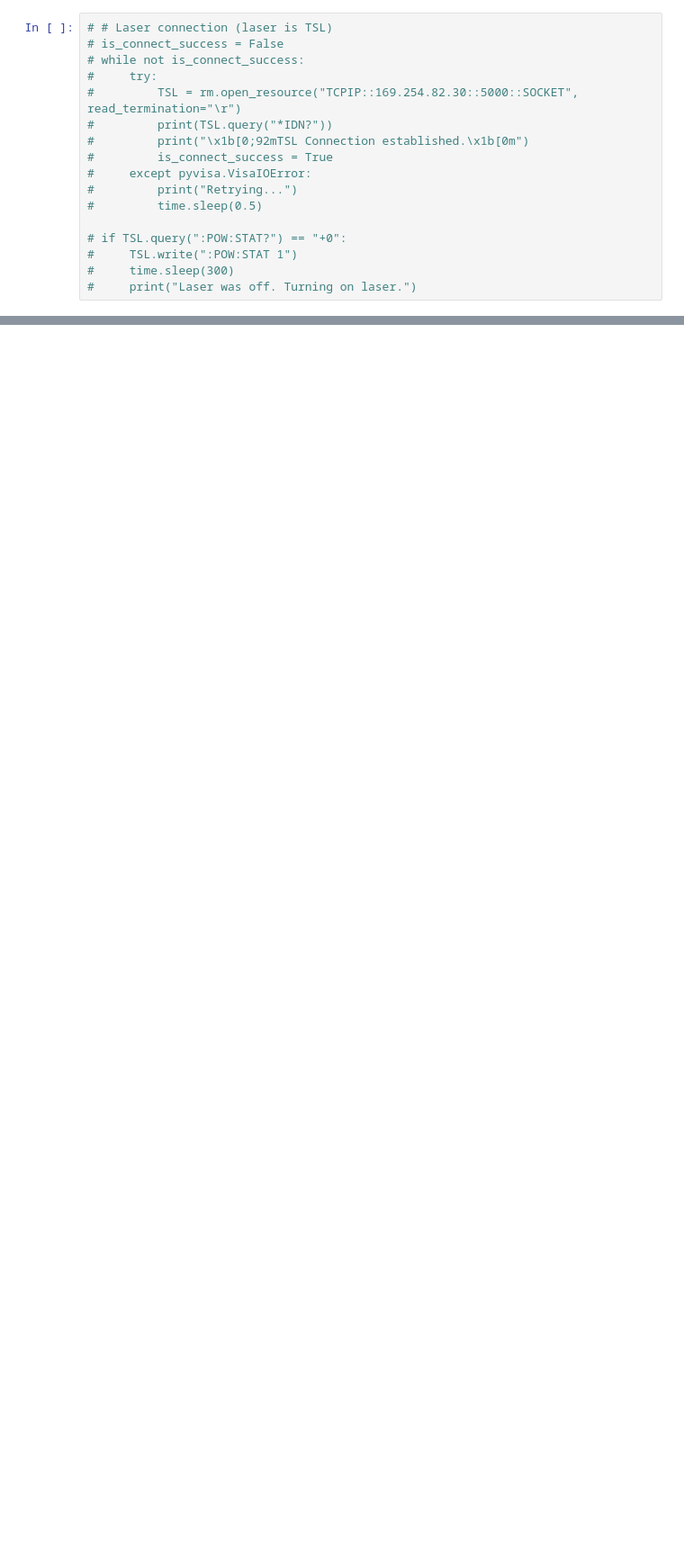
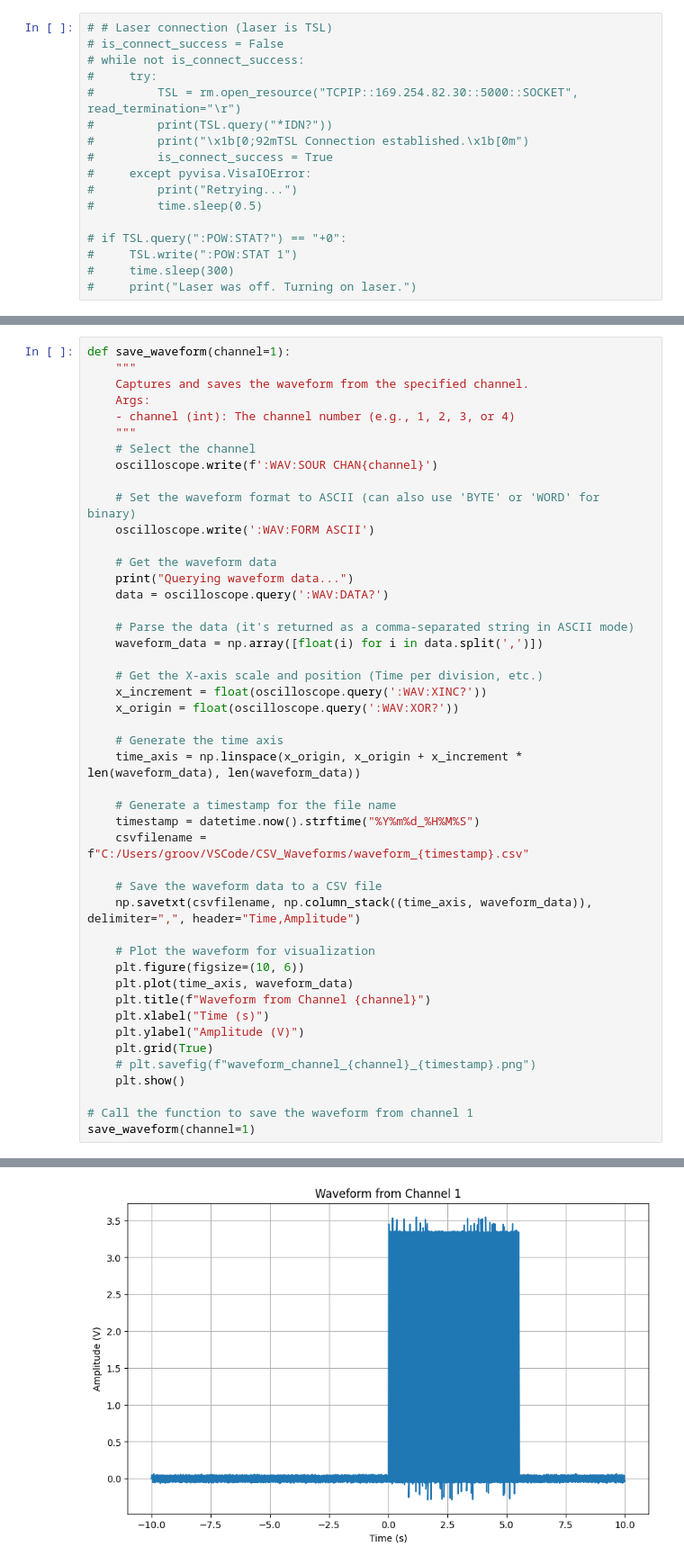
Before and after one commit to trevorlee1999/quantum-light, a Jupyter notebook: grating_coupler_sweep_laser.ipynb, the cells around one changed output, grey strips where cells are left out. Shown: that part at 90% size. Cells and saved outputs as stored; diff of their text form; blank space fills up the shorter version.

```diff
--- a/grating_coupler_sweep_laser.ipynb
+++ b/grating_coupler_sweep_laser.ipynb
@@ -376,0 +111,47 @@ KeyboardInterrupt:
+# %%
+def save_waveform(channel=1):
+    """
+    Captures and saves the waveform from the specified channel.
+    Args:
+    - channel (int): The channel number (e.g., 1, 2, 3, or 4)
+    """
+    # Select the channel
+    oscilloscope.write(f':WAV:SOUR CHAN{channel}')
+
+    # Set the waveform format to ASCII (can also use 'BYTE' or 'WORD' for binary)
+    oscilloscope.write(':WAV:FORM ASCII')
+
+    # Get the waveform data
+    print("Querying waveform data...")
+    data = oscilloscope.query(':WAV:DATA?')
+
+    # Parse the data (it's returned as a comma-separated string in ASCII mode)
+    waveform_data = np.array([float(i) for i in data.split(',')])
+
+    # Get the X-axis scale and position (Time per division, etc.)
+    x_increment = float(oscilloscope.query(':WAV:XINC?'))
+    x_origin = float(oscilloscope.query(':WAV:XOR?'))
+
+    # Generate the time axis
+    time_axis = np.linspace(x_origin, x_origin + x_increment * len(waveform_data), len(waveform_data))
+
+    # Generate a timestamp for the file name
+    timestamp = datetime.now().strftime("%Y%m%d_%H%M%S")
+    csvfilename = f"C:/Users/groov/VSCode/CSV_Waveforms/waveform_{timestamp}.csv"
+
+    # Save the waveform data to a CSV file
+    np.savetxt(csvfilename, np.column_stack((time_axis, waveform_data)), delimiter=",", header="Time,Amplitude")
+
+    # Plot the waveform for visualization
+    plt.figure(figsize=(10, 6))
+    plt.plot(time_axis, waveform_data)
+    plt.title(f"Waveform from Channel {channel}")
+    plt.xlabel("Time (s)")
+    plt.ylabel("Amplitude (V)")
+    plt.grid(True)
+    # plt.savefig(f"waveform_channel_{channel}_{timestamp}.png")
+    plt.show()
+
+# Call the function to save the waveform from channel 1
+save_waveform(channel=1)
+# %% [output]
@@ -376,0 +159 @@ KeyboardInterrupt:
+[figure, added]
```
Also changed, not shown: parts of 30 cells of this notebook.
